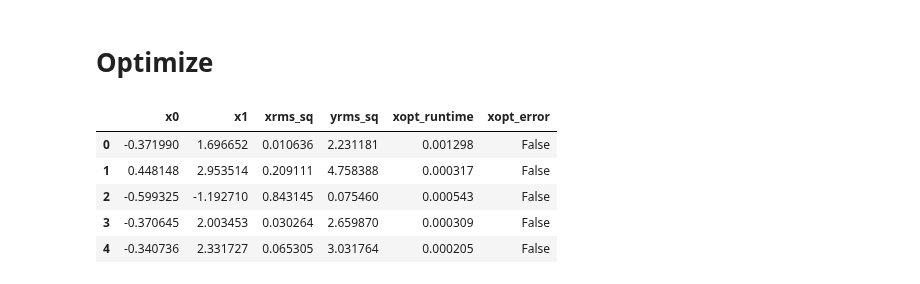
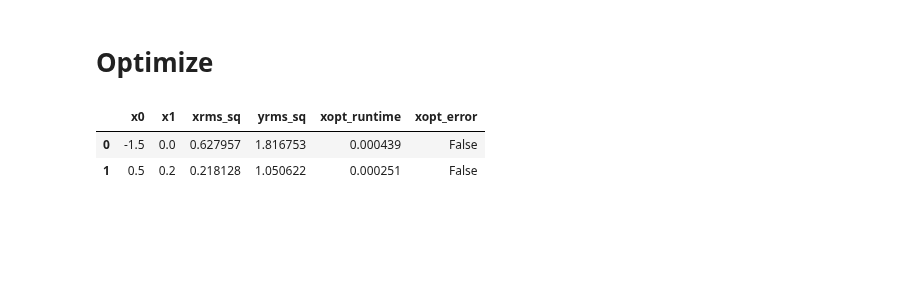
Before and after one commit to roussel-ryan/emitopt, a Jupyter notebook: examples/bax-emittance-xy-minimization-toy-model-2d-PAPERFIG.ipynb, the cells around one changed output. Saved outputs shown, nothing was run; the diff lists cells and outputs as text; code cells hidden in the pictures; blank space fills up the shorter version.

```diff
--- a/examples/bax-emittance-xy-minimization-toy-model-2d-PAPERFIG.ipynb
+++ b/examples/bax-emittance-xy-minimization-toy-model-2d-PAPERFIG.ipynb
@@ -48,10 +48,10 @@ ndim = 2 #number of input dimensions
 noise = False #whether to add noise to the ground-truth beam size function outputs
 thick_quad = False
 meas_dim = 1 #input dimension for measurement parameter
-n_obs_init = 5 #number of random initial observations for GP model
+n_obs_init = 15 #number of random initial observations for GP model
 n_samples = 10 #number of posterior samples for BAX
-n_iter = 10 #number of optimization steps for Xopt to take (after acquiring random initial data)
-rand_seed = 2
+n_iter = 5 #number of optimization steps for Xopt to take (after acquiring random initial data)
+rand_seed = 7
 
 #random seeds for reproducibility
 torch.manual_seed(rand_seed)
@@ -234,10 +234,19 @@ Verifying model name='standard' use_low_noise_prior=True covar_modules={'xrms_sq
 # %%
 # call X.random_evaluate() to generate random initial points and evaluate on test_func
 optimizer.random_evaluate(n_obs_init)
+# optimizer.evaluate_data({'x0':[-1.5, -1.5, -1.5, 0.5, 0.5, 0.5, -0.5, -0.5, -0.5],
+#                          'x1':[-5., 0., 5., -5., 0., 5., -5., 0., 5.]})
+optimizer.evaluate_data({'x0':[-1.5, 0.5],
+                         'x1':[0., 0.2]})
+# optimizer.evaluate_data({'x0':[ 0.34738342, -1.05983758, -0.37681846, -0.94693036, -1.45597902,
+#         -0.57699174, -0.50224093,  0.35589773, -0.03687796, -0.499765  ,
+#         -0.85845999, -1.10747807, -0.26188227,  0.36812731, -0.0762912 ,
+#         -1.5       ,  0.5       ],
+#                          'x1':[-4.09593528,  2.86614646,  0.47876038, -4.3120602 ,  4.75100772,
+#         -1.00548917, -4.501295  ,  2.69697121, -0.48489919, -4.09128375,
+#          3.66830554, -0.23412581, -2.50409859, -1.69013241,  0.3224714 ,
+#          0.        ,  0.2       ]})
 # %% [output]
 |  | x0 | x1 | xrms_sq | yrms_sq | xopt_runtime | xopt_error |
-| 0 | -0.371990 | 1.696652 | 0.010636 | 2.231181 | 0.001298 | False |
-| 1 | 0.448148 | 2.953514 | 0.209111 | 4.758388 | 0.000317 | False |
-| 2 | -0.599325 | -1.192710 | 0.843145 | 0.075460 | 0.000543 | False |
-| 3 | -0.370645 | 2.003453 | 0.030264 | 2.659870 | 0.000309 | False |
-| 4 | -0.340736 | 2.331727 | 0.065305 | 3.031764 | 0.000205 | False |
+| 0 | -1.5 | 0.0 | 0.627957 | 1.816753 | 0.000439 | False |
+| 1 | 0.5 | 0.2 | 0.218128 | 1.050622 | 0.000251 | False |
```
Also changed, not shown: parts of 16 cells of this notebook, 5 other files.
